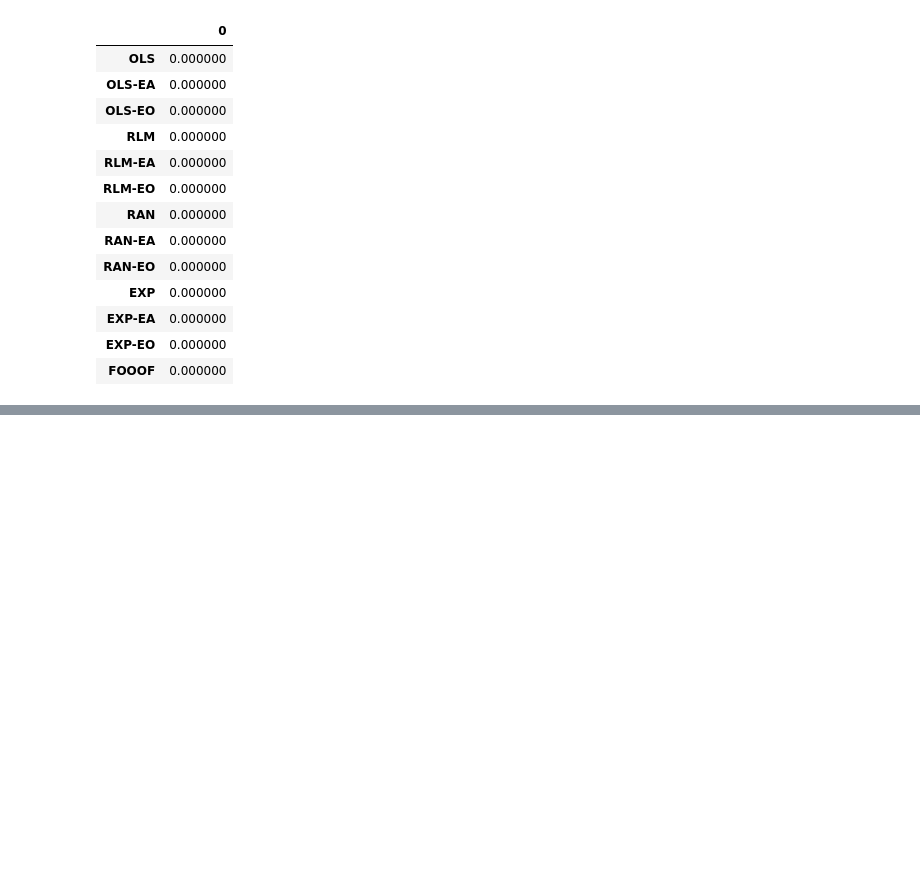
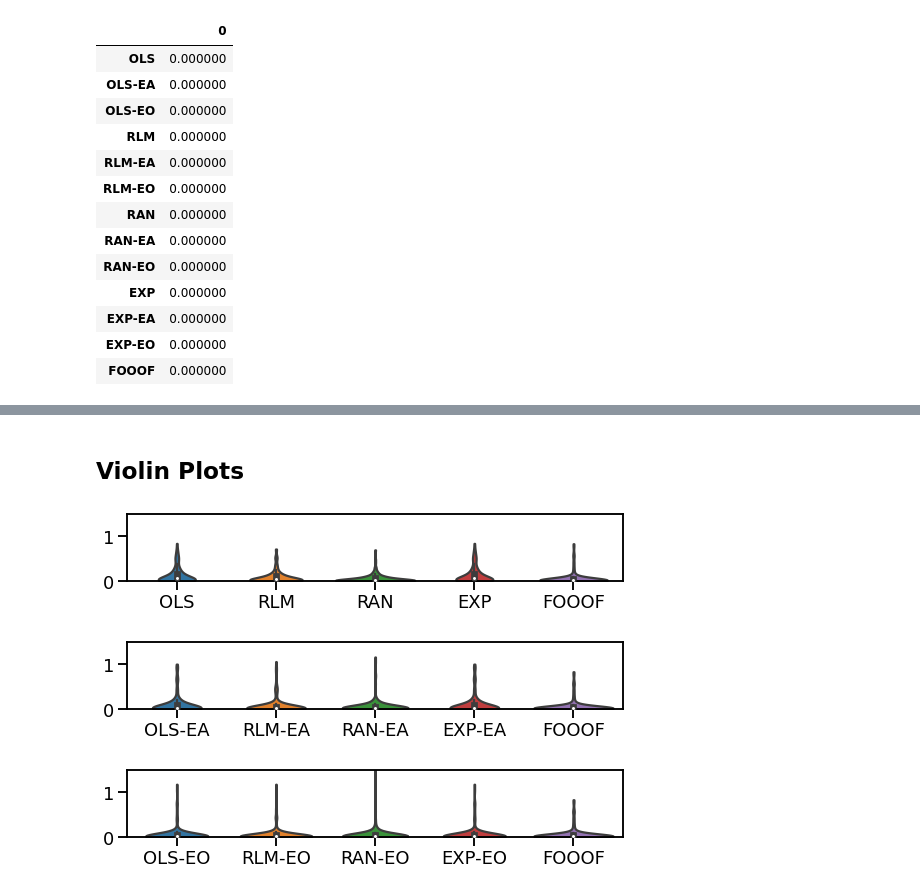
Before and after one commit to AperiodicMethods/AperiodicMethods, a Jupyter notebook: notebooks/02-FittingSimSpectra.ipynb, the cells around one changed output, grey strips where cells are left out. Saved outputs shown, nothing was run; the diff lists cells and outputs as text; code cells hidden in the pictures; blank space fills up the shorter version.

Commit message:
merge spect fit sim & comparisons

```diff
--- a/notebooks/02-FittingSimSpectra.ipynb
+++ b/notebooks/02-FittingSimSpectra.ipynb
@@ -292,0 +386,23 @@ sim_dat.errs = data
+# %% [markdown]
+## Violin Plots
+# %%
+violin_errors(main_dicts, ylim=[0, 1.5])
+
+if SAVE_FIG:
+    plt.savefig(db.make_fig_name('SpectralFitting-Main', file_type='pdf'))
+# %% [output]
+[figure, added]
+# %%
+violin_errors(alphas_dicts, ylim=[0, 1.5])
+
+if SAVE_FIG:
+    plt.savefig(db.make_fig_name('SpectralFitting-EA', file_type='pdf'))
+# %% [output]
+[figure, added]
+# %%
+violin_errors(oscs_dicts, ylim = [0, 1.5])
+
+if SAVE_FIG:
+    plt.savefig(db.make_fig_name('SpectralFitting-EO', file_type='pdf'))
+# %% [output]
+[figure, added]
```
Also changed, not shown: parts of 22 cells of this notebook, 1 other file.
